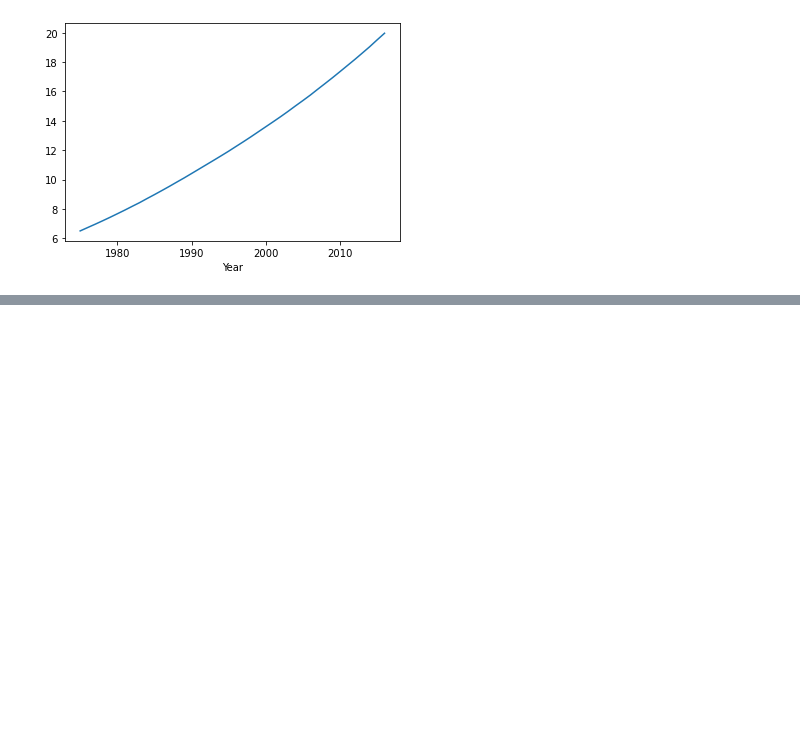
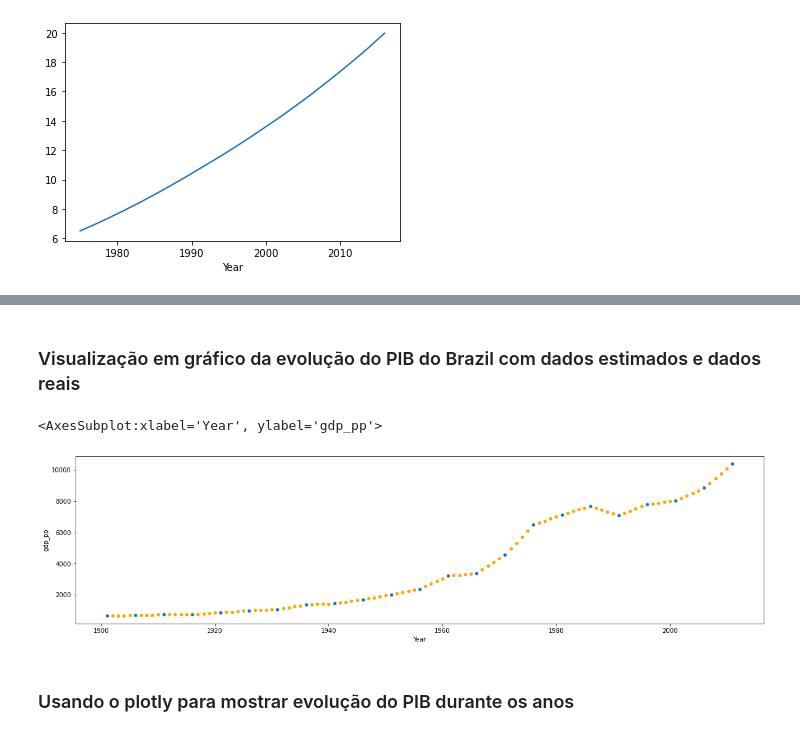
Before and after one commit to michelsodre/dataAnalitic-Obesity, a Jupyter notebook: Analise dados Obesidade.ipynb, the cells around one changed output, grey strips where cells are left out. Cells and saved outputs as stored; diff of their text form; code cells hidden in the pictures; blank space fills up the shorter version.

```diff
--- a/Analise dados Obesidade.ipynb
+++ b/Analise dados Obesidade.ipynb
@@ -246,0 +475,8 @@ df_both.groupby("Year")["Obesity"].mean().plot()
+# %%
+df_gdp = pd.concat([df_gdp, df_new_data])
+# %%
+df_gdp.sort_values(["Country", "Year"], inplace=True)
+# %%
+df_gdp.index = df_gdp["Year"]
+# %%
+df_gdp["Kind"].fillna("real", inplace=True)
@@ -246,0 +500,13 @@ df_both.groupby("Year")["Obesity"].mean().plot()
+# %% [markdown]
+### Visualização em gráfico da evolução do PIB do Brazil com dados estimados e dados reais
+# %%
+import matplotlib.pyplot as plt
+
+fig, ax = plt.subplots(figsize=(20, 5))
+
+country = "Brazil"
+df_gdp[(df_gdp["Kind"] == "real") & (df_gdp["Country"] == country)].plot(kind="scatter", y="gdp_pp", x="Year", ax=ax)
+df_gdp[(df_gdp["Kind"] == "estimated") & (df_gdp["Country"] == country)].plot(kind="scatter", y="gdp_pp", x="Year", ax=ax, color="orange")
+# %% [output]
+<AxesSubplot:xlabel='Year', ylabel='gdp_pp'>
+[figure, added]
@@ -246,0 +516,2 @@ df_both.groupby("Year")["Obesity"].mean().plot()
+# %% [markdown]
+### Usando o plotly para mostrar evolução do PIB durante os anos
```
Also changed, not shown: parts of 46 cells of this notebook.
